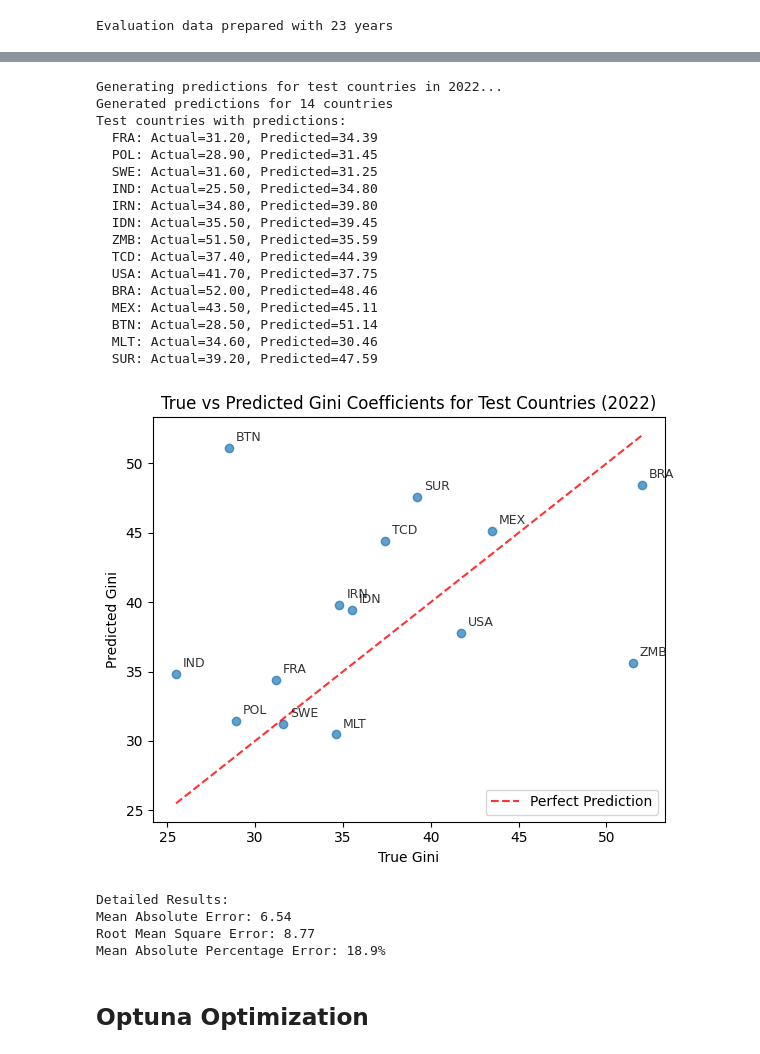
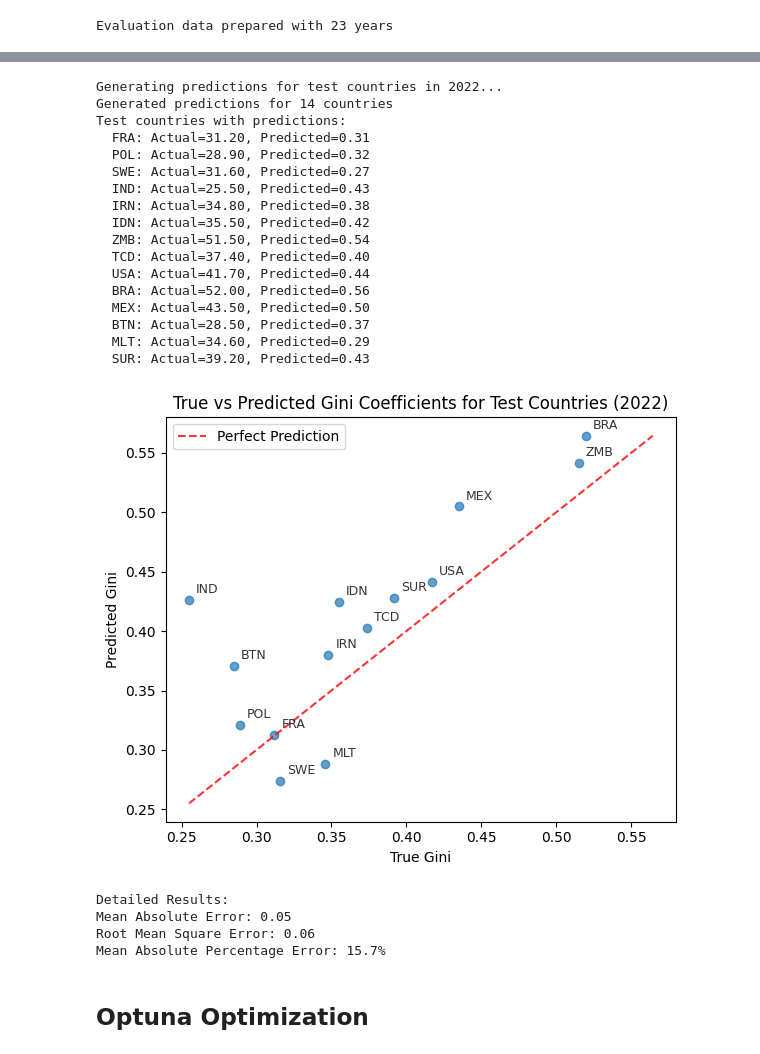
Before and after one commit to samrauh/dlss-project, a Jupyter notebook: model/multimodal_network_gini_as_predictor_new.ipynb, the cells around one changed output, grey strips where cells are left out. Saved outputs shown, nothing was run; the diff lists cells and outputs as text; code cells hidden in the pictures.

```diff
--- a/model/multimodal_network_gini_as_predictor_new.ipynb
+++ b/model/multimodal_network_gini_as_predictor_new.ipynb
@@ -1387,7 +1387,7 @@ def predict_test_countries_2022(model, data_dict_original, df_gini_eval, test_co
                         'country_id': country_id,
                         'predicted_gini_normalized': country_pred_map[country_id],
                         'actual_gini_original': actual_gini,
-                        'predicted_gini_scaled': country_pred_map[country_id] * 100,
+                        'predicted_gini_scaled': country_pred_map[country_id],
                         'actual_gini_normalized': actual_gini / 100
                     })
                 else:
@@ -1411,7 +1411,7 @@ if len(evaluation_results) > 0:
     plt.figure(figsize=(6, 5))
 
     # Extract values for plotting
-    true_values = evaluation_results['actual_gini_original'].values
+    true_values = evaluation_results['actual_gini_normalized'].values
     pred_values = evaluation_results['predicted_gini_scaled'].values
     country_labels = evaluation_results['country'].values
 
@@ -1424,52 +1424,52 @@ if len(evaluation_results) > 0:
                     xytext=(5, 5), textcoords='offset points',
                     fontsize=9, alpha=0.8)
 
     # Add perfect fit line (y=x)
     min_val = min(min(true_values), min(pred_values))
     max_val = max(max(true_values), max(pred_values))
     plt.plot([min_val, max_val], [min_val, max_val], 'r--', alpha=0.8, label="Perfect Prediction")
 
     # Calculate and display metrics
     mae = np.mean(np.abs(true_values - pred_values))
     rmse = np.sqrt(np.mean((true_values - pred_values) ** 2))
     mape = np.mean(np.abs((true_values - pred_values) / true_values)) * 100
 
     # Customize plot
     plt.xlabel('True Gini')
     plt.ylabel('Predicted Gini')
     plt.title('True vs Predicted Gini Coefficients for Test Countries (2022)')
     plt.legend()
     plt.tight_layout()
     plt.show()
 
     # Print detailed results
     print("\nDetailed Results:")
     print(f"Mean Absolute Error: {mae:.2f}")
     print(f"Root Mean Square Error: {rmse:.2f}")
     print(f"Mean Absolute Percentage Error: {mape:.1f}%")
 # %% [output]
 Generating predictions for test countries in 2022...
 Generated predictions for 14 countries
 Test countries with predictions:
-  FRA: Actual=31.20, Predicted=34.39
-  POL: Actual=28.90, Predicted=31.45
-  SWE: Actual=31.60, Predicted=31.25
-  IND: Actual=25.50, Predicted=34.80
-  IRN: Actual=34.80, Predicted=39.80
-  IDN: Actual=35.50, Predicted=39.45
-  ZMB: Actual=51.50, Predicted=35.59
-  TCD: Actual=37.40, Predicted=44.39
-  USA: Actual=41.70, Predicted=37.75
-  BRA: Actual=52.00, Predicted=48.46
-  MEX: Actual=43.50, Predicted=45.11
-  BTN: Actual=28.50, Predicted=51.14
-  MLT: Actual=34.60, Predicted=30.46
-  SUR: Actual=39.20, Predicted=47.59
+  FRA: Actual=31.20, Predicted=0.31
+  POL: Actual=28.90, Predicted=0.32
+  SWE: Actual=31.60, Predicted=0.27
+  IND: Actual=25.50, Predicted=0.43
+  IRN: Actual=34.80, Predicted=0.38
+  IDN: Actual=35.50, Predicted=0.42
+  ZMB: Actual=51.50, Predicted=0.54
+  TCD: Actual=37.40, Predicted=0.40
+  USA: Actual=41.70, Predicted=0.44
+  BRA: Actual=52.00, Predicted=0.56
+  MEX: Actual=43.50, Predicted=0.50
+  BTN: Actual=28.50, Predicted=0.37
+  MLT: Actual=34.60, Predicted=0.29
+  SUR: Actual=39.20, Predicted=0.43
-[figure, old version]
+[figure, new version]
 Detailed Results:
-Mean Absolute Error: 6.54
-Root Mean Square Error: 8.77
-Mean Absolute Percentage Error: 18.9%
+Mean Absolute Error: 0.05
+Root Mean Square Error: 0.06
+Mean Absolute Percentage Error: 15.7%
 # %% [markdown]
 ## Optuna Optimization
 # %%
```
Also changed, not shown: parts of 9 cells of this notebook.
